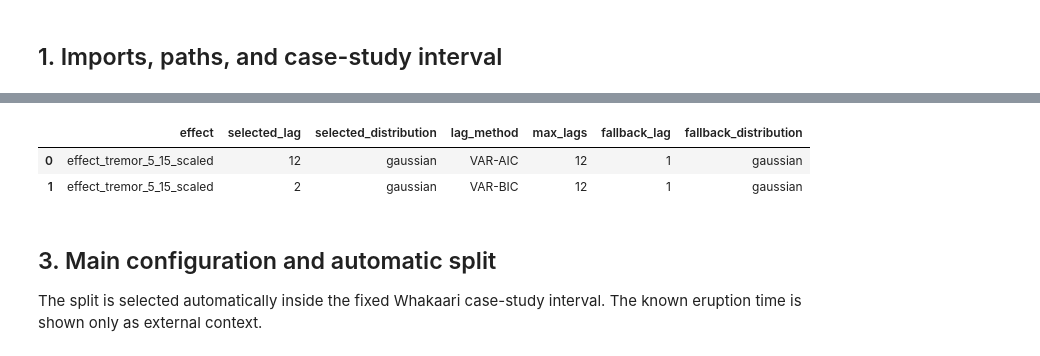
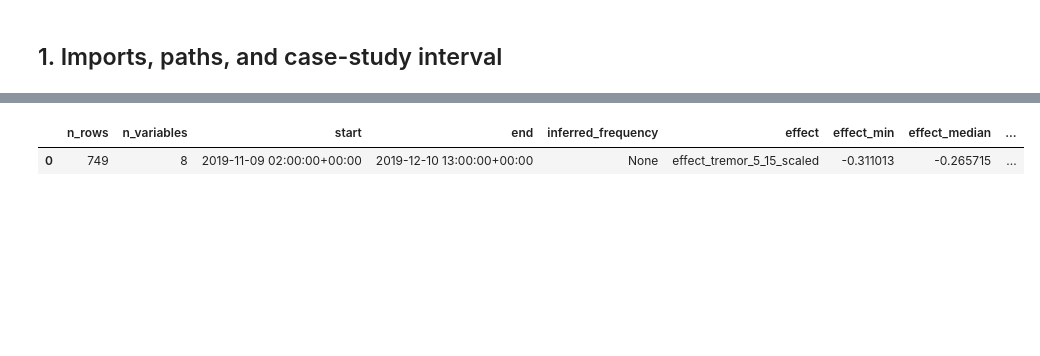
Before and after one commit to alectois/Distinguishing-Causes-and-Triggers-in-Volcanic-and-Seismic-Processes, a Jupyter notebook: notebooks/whakaari_cause_trigger.ipynb, the cells around one changed output, grey strips where cells are left out. Saved outputs shown, nothing was run; the diff lists cells and outputs as text; code cells hidden in the pictures; blank space fills up the shorter version.

```diff
--- a/notebooks/whakaari_cause_trigger.ipynb
+++ b/notebooks/whakaari_cause_trigger.ipynb
@@ -43,38 +53,19 @@ VAR-AIC and VAR-BIC are reported as automatic reference lags. The final interpre
-# %%
-MAX_LAGS = 12
-
-reference_parameters = pd.DataFrame([
-    select_parameters(
-        X,
-        EFFECT,
-        max_lags=MAX_LAGS,
-        criterion="aic",
-        fallback_lag=1,
-        fallback_distribution="gaussian",
-    ),
-    select_parameters(
-        X,
-        EFFECT,
-        max_lags=MAX_LAGS,
-        criterion="bic",
-        fallback_lag=1,
-        fallback_distribution="gaussian",
-    ),
-])
-
-display(reference_parameters)
-
-aic_row = reference_parameters.loc[
-    reference_parameters["lag_method"] == "VAR-AIC"
-].iloc[0]
-
-selected_lag = int(aic_row["selected_lag"])
-selected_distribution = aic_row["selected_distribution"]
-# %% [output]
-|  | effect | selected_lag | selected_distribution | lag_method | max_lags | fallback_lag | fallback_distribution |
-| 0 | effect_tremor_5_15_scaled | 12 | gaussian | VAR-AIC | 12 | 1 | gaussian |
-| 1 | effect_tremor_5_15_scaled | 2 | gaussian | VAR-BIC | 12 | 1 | gaussian |
-# %% [markdown]
-## 3. Main configuration and automatic split
-
-The split is selected automatically inside the fixed Whakaari case-study interval. The known eruption time is shown only as external context.
+# %%
+CASE_PRE_DAYS = 30
+CASE_POST_HOURS = 36
+MIN_I1_LENGTH = 48
+MIN_I2_LENGTH = 30
+MAX_LAGS = 12
+
+X_full = load_model_frame(WHAKAARI_PATH)
+X = case_study_interval(
+    X_full,
+    EVENT_TIME,
+    pre_days=CASE_PRE_DAYS,
+    post_hours=CASE_POST_HOURS,
+)
+
+display(pd.DataFrame([model_overview(X, EFFECT)]))
+# %% [output]
+|  | n_rows | n_variables | start | end | inferred_frequency | effect | effect_min | effect_median | ... |
+| 0 | 749 | 8 | 2019-11-09 02:00:00+00:00 | 2019-12-10 13:00:00+00:00 | None | effect_tremor_5_15_scaled | -0.311013 | -0.265715 | ... |
```
Also changed, not shown: parts of 18 cells of this notebook, 3 other files.
